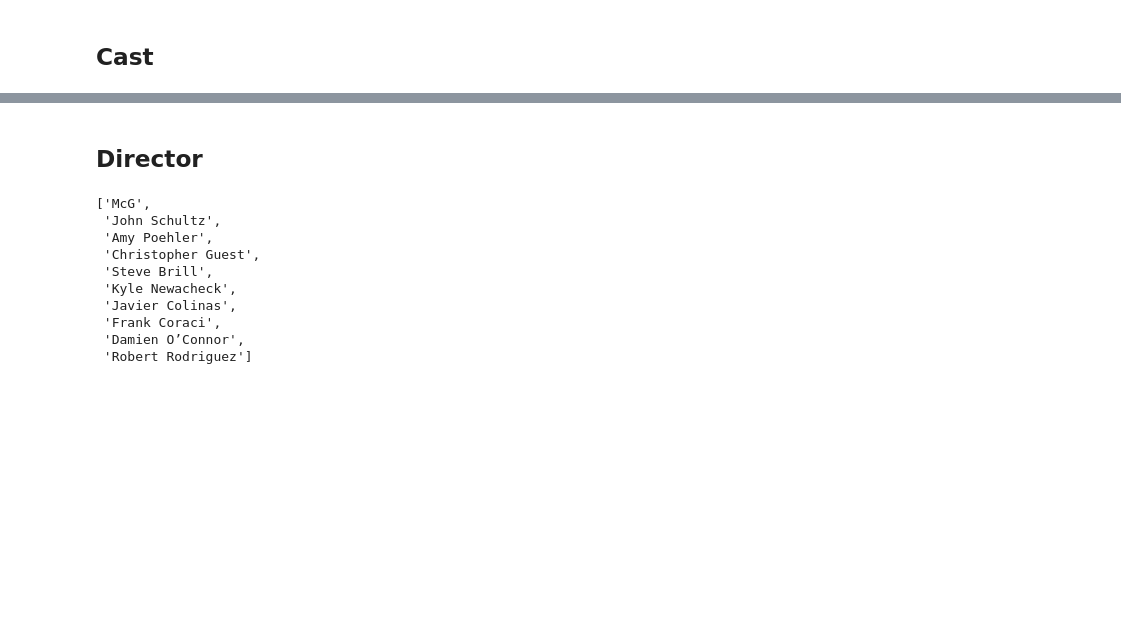
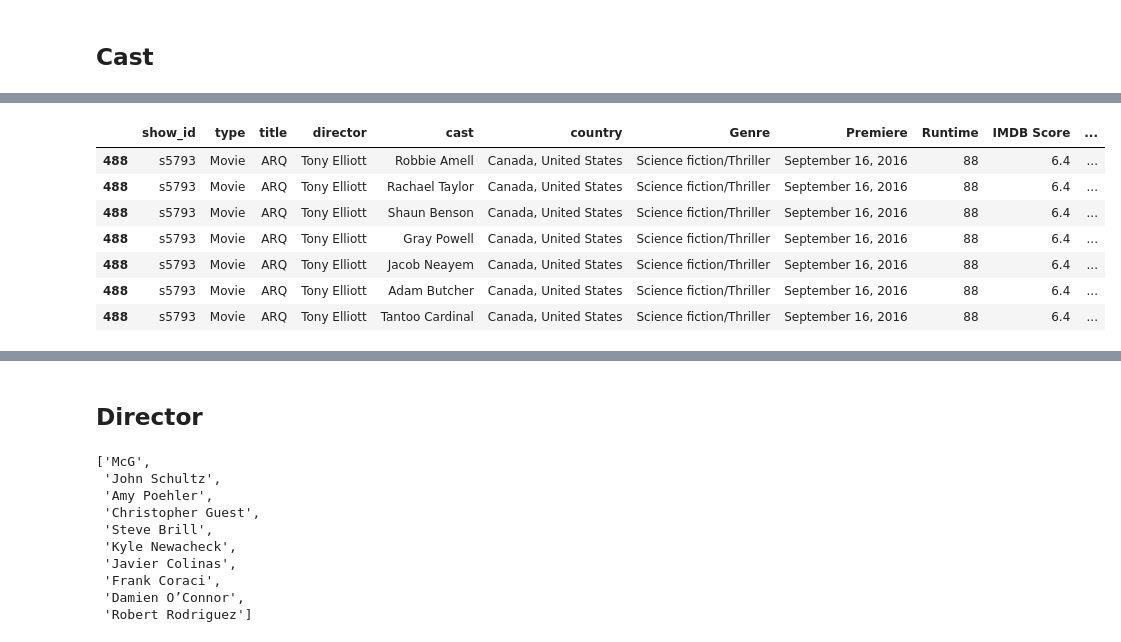
Before and after one commit to AnaAGG/Netflix-Analysis, a Jupyter notebook: Notebooks/4-Netflix_Originals.ipynb, the cells around one changed output, grey strips where cells are left out. Saved outputs shown, nothing was run; the diff lists cells and outputs as text; code cells hidden in the pictures; blank space fills up the shorter version.

```diff
--- a/Notebooks/4-Netflix_Originals.ipynb
+++ b/Notebooks/4-Netflix_Originals.ipynb
@@ -96,0 +160,11 @@ all_cast.head(3)
+# %%
+all_cast[all_cast["title"] == "ARQ"]
+# %% [output]
+|  | show_id | type | title | director | cast | country | Genre | Premiere | Runtime | IMDB Score | ... |
+| 488 | s5793 | Movie | ARQ | Tony Elliott | Robbie Amell | Canada, United States | Science fiction/Thriller | September 16, 2016 | 88 | 6.4 | ... |
+| 488 | s5793 | Movie | ARQ | Tony Elliott | Rachael Taylor | Canada, United States | Science fiction/Thriller | September 16, 2016 | 88 | 6.4 | ... |
+| 488 | s5793 | Movie | ARQ | Tony Elliott | Shaun Benson | Canada, United States | Science fiction/Thriller | September 16, 2016 | 88 | 6.4 | ... |
+| 488 | s5793 | Movie | ARQ | Tony Elliott | Gray Powell | Canada, United States | Science fiction/Thriller | September 16, 2016 | 88 | 6.4 | ... |
+| 488 | s5793 | Movie | ARQ | Tony Elliott | Jacob Neayem | Canada, United States | Science fiction/Thriller | September 16, 2016 | 88 | 6.4 | ... |
+| 488 | s5793 | Movie | ARQ | Tony Elliott | Adam Butcher | Canada, United States | Science fiction/Thriller | September 16, 2016 | 88 | 6.4 | ... |
+| 488 | s5793 | Movie | ARQ | Tony Elliott | Tantoo Cardinal | Canada, United States | Science fiction/Thriller | September 16, 2016 | 88 | 6.4 | ... |
```
Also changed, not shown: parts of 13 cells of this notebook, 3 other files.
